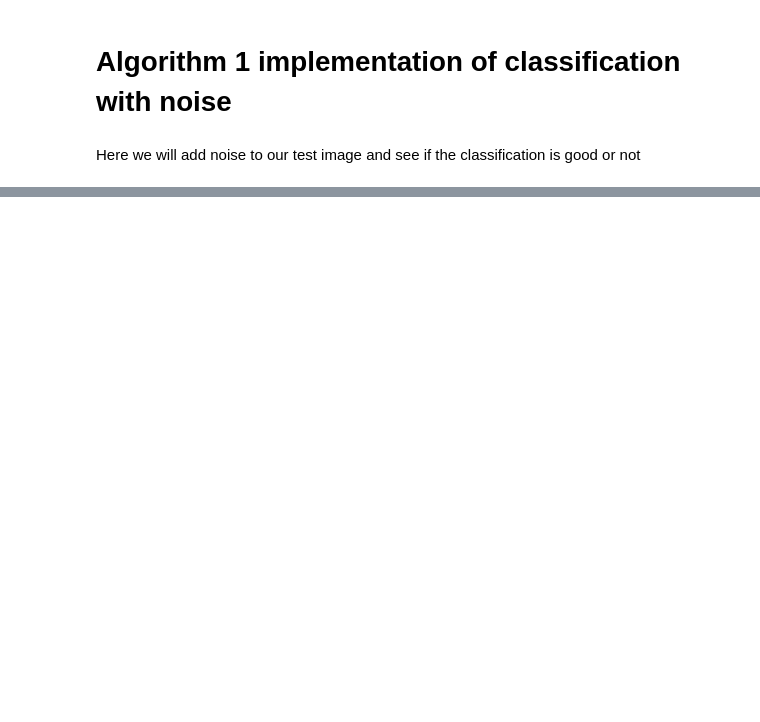
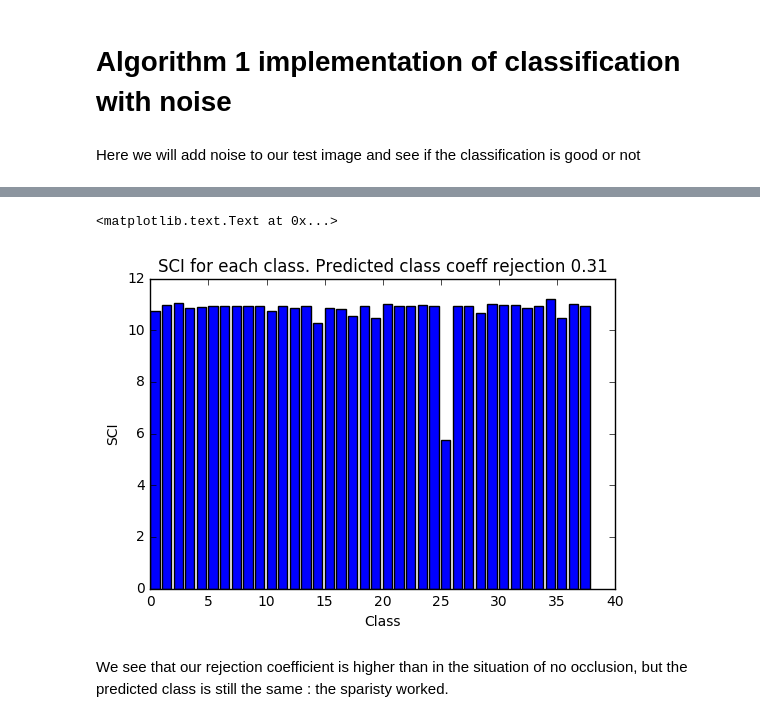
Before and after one commit to maxwab/facerecog, a Jupyter notebook: sparse_representation_implementation.ipynb, the cells around one changed output, grey strips where cells are left out. Drawn from its saved outputs; the diff is of its cells as text; code cells hidden in the pictures; blank space fills up the shorter version.

```diff
--- a/sparse_representation_implementation.ipynb
+++ b/sparse_representation_implementation.ipynb
@@ -388,0 +502,12 @@ Here we will add noise to our test image and see if the classification is good o
+# %%
+plt.figure()
+plt.clf()
+plt.bar(range(38),residu(Xtest[:,testval],Xtrain,x,ytrain))
+plt.title('SCI for each class. Predicted class coeff rejection ' + str(np.round(SCI(x,ytrain),2)))
+plt.ylabel('SCI')
+plt.xlabel('Class')
+# %% [output]
+<matplotlib.text.Text at 0x...>
+[figure, added]
+# %% [markdown]
+We see that our rejection coefficient is higher than in the situation of no occlusion, but the predicted class is still the same : the sparisty worked.
```
Also changed, not shown: parts of 27 cells of this notebook.
